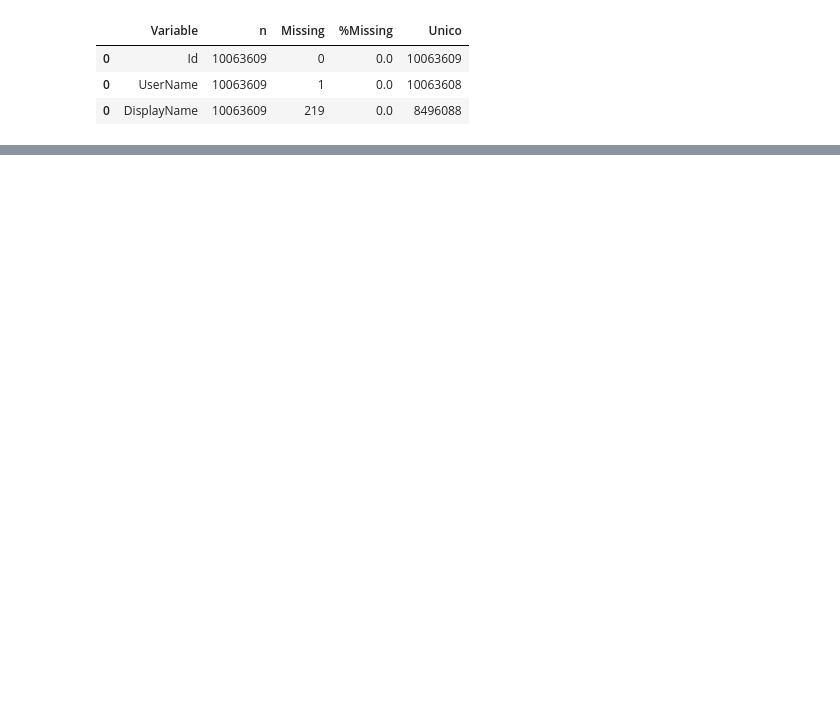
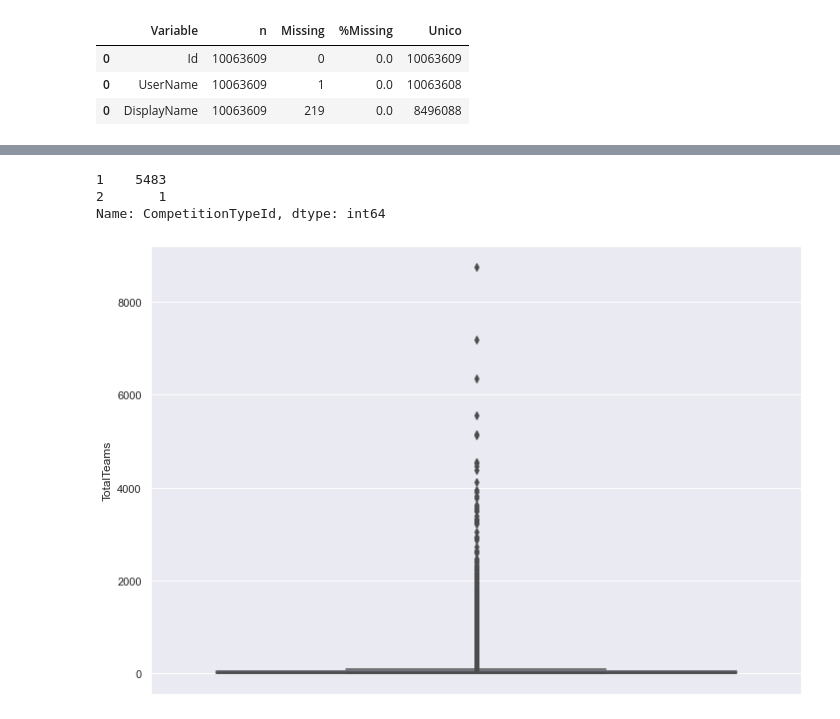
Before and after one commit to jsuasnabarh/kaggle-network-analysis, a Jupyter notebook: notebooks/EDA.ipynb, the cells around one changed output, grey strips where cells are left out. Drawn from its saved outputs; the diff is of its cells as text; code cells hidden in the pictures; blank space fills up the shorter version.

```diff
--- a/notebooks/EDA.ipynb
+++ b/notebooks/EDA.ipynb
@@ -47,0 +76,2 @@ Validator.validar_categorico(df_users,["Id","UserName","DisplayName"])
+# %%
+df_competitions = pd.read_csv(r"../data/Competitions.csv")
@@ -47,0 +87,3 @@ Validator.validar_categorico(df_users,["Id","UserName","DisplayName"])
+# %%
+df_competitions = df_competitions[["Id","Title","OrganizationId","CompetitionTypeId","EnabledDate","RewardType","TotalTeams","EvaluationAlgorithmAbbreviation","RewardQuantity"]]
+df_competitions.head()
@@ -47,0 +129,11 @@ Validator.validar_categorico(df_users,["Id","UserName","DisplayName"])
+# %%
+df_competitions["CompetitionTypeId"].value_counts()
+# %% [output]
+1    5483
+2       1
+Name: CompetitionTypeId, dtype: int64
+# %%
+sns.boxplot( y='TotalTeams', data=df_competitions)
+plt.show()
+# %% [output]
+[figure, added]
```
Also changed, not shown: parts of 27 cells of this notebook.
